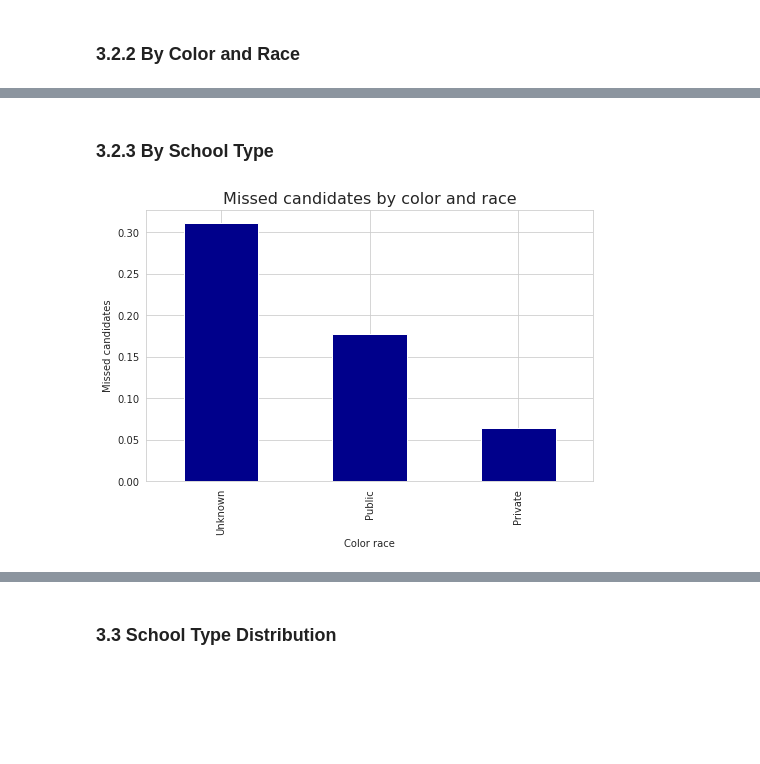
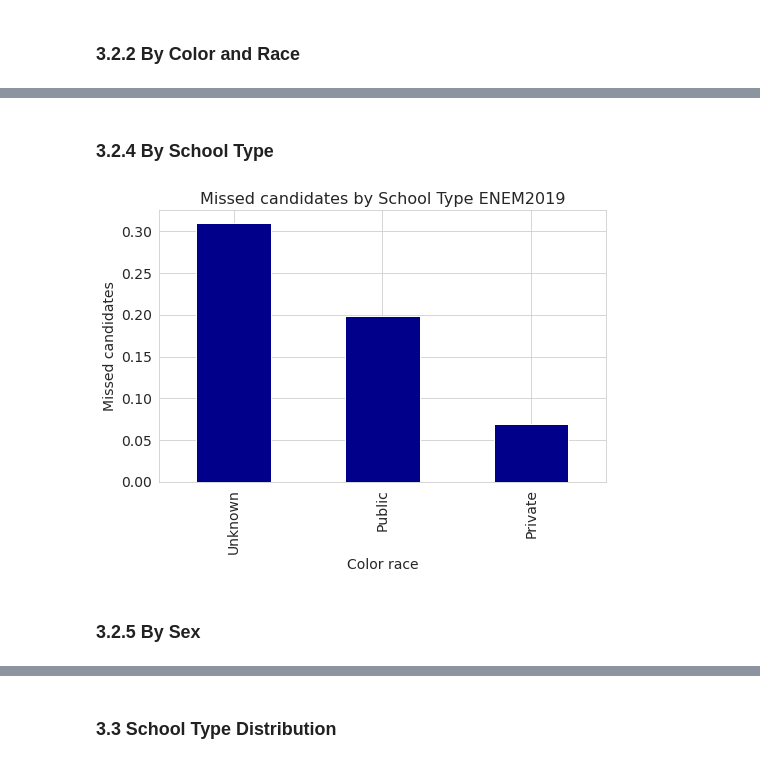
Before and after one commit to Dellonath/educational-data-mining-enem, a Jupyter notebook: notebooks/1.0-exploratory-data-analysis-enem2019.ipynb, the cells around one changed output, grey strips where cells are left out. Drawn from its saved outputs; the diff is of its cells as text; code cells hidden in the pictures; blank space fills up the shorter version.

```diff
--- a/notebooks/1.0-exploratory-data-analysis-enem2019.ipynb
+++ b/notebooks/1.0-exploratory-data-analysis-enem2019.ipynb
@@ -6,6 +6,7 @@ This notebook will contain an exploratory data analysis (EDA) of ENEM2019 (last
 ## 1. Imports
 # %%
 import pandas as pd
+import os
 import numpy as np
 import seaborn as sns
 import matplotlib.pyplot as plt
@@ -14,6 +15,7 @@ import matplotlib as mpl
 pd.set_option('display.max_columns', None)
 sns.set_palette('Paired')
 sns.set_style("whitegrid")
+plt.rcParams['axes.facecolor'] = 'white'
 mpl.rcParams['font.size'] = 14
 # %% [markdown]
 ## 2. Reading Data
@@ -40,0 +22,6 @@ memory usage: 3.1+ MB
+# %%
+processed_directory = sorted(filter(lambda dir: '.parquet' in dir, os.listdir('../data/processed')), reverse = True)[0]
+processed_directory = '../data/processed/' + processed_directory
+
+data = pd.read_parquet(processed_directory).query('enem_year == 2019')
+data.info()
@@ -83,17 +99,17 @@ income_order = [
 # %%
-# missed in either first or second day of exam
-temp_data = data.query('(presence_day_1 + presence_day_2) != 2')
+# missed in either first or second day of test
+missed_candidates = data.query('(presence_day_1 + presence_day_2) != 2')
 
 # grouping by family income
-missed_candidates = temp_data.groupby('family_income').size()[income_order]
+missed_candidates_family_income = missed_candidates.groupby('family_income').size()[income_order]
 total_candidates = data.groupby('family_income').size()[income_order]
 
 # count of missed candidates
-bar_plot = missed_candidates.plot.bar(figsize = (8, 6), color = 'darkblue')
+bar_plot = missed_candidates_family_income.plot.bar(figsize = (8, 6), color = 'darkblue')
 
 # relative missed candidates
 line_plot = bar_plot.twinx()
-(missed_candidates/total_candidates).plot(figsize = (10, 6), color = 'coral', marker = 'o', ax = line_plot)
+(missed_candidates_family_income / total_candidates).plot(figsize = (10, 6), color = 'coral', marker = 'o', ax = line_plot)
 
 plt.title('Missed candidates by family income', fontsize = 16)
 plt.ylabel('Missed candidates')
@@ -104,13 +120,13 @@ plt.show()
 # %% [markdown]
 ### 3.2.2 By Color and Race
 # %%
-missed_candidates = temp_data.groupby('color_race').size()
+missed_candidates_color_race = missed_candidates.groupby('color_race').size()
 total_candidates = data.groupby('color_race').size()
 
 # count of missed candidates
-bar_plot = (missed_candidates/total_candidates).sort_values(ascending = False).plot.bar(figsize = (8, 5), color = 'darkblue')
+bar_plot = (missed_candidates_color_race / total_candidates).sort_values(ascending = False).plot.bar(figsize = (8, 5), color = 'darkblue')
 
-plt.title('Missed candidates by color and race', fontsize = 16)
+plt.title('Missed candidates by Color and Race', fontsize = 16)
 plt.xlabel('Color race')
 plt.ylabel('Missed candidates')
 plt.savefig('../reports/figures/1.0-exploratory-data-analysis-enem2019/missed_candidates_by_color_race.jpeg', bbox_inches = 'tight', dpi = 600)
@@ -120,16 +157,18 @@ plt.show()
 # %% [markdown]
-### 3.2.3 By School Type
+### 3.2.4 By School Type
 # %%
-missed_candidates = temp_data.groupby('school_type').size()
+missed_candidates_school_type = missed_candidates.groupby('school_type').size()
 total_candidates = data.groupby('school_type').size()
 
 # count of missed candidates
-bar_plot = (missed_candidates/total_candidates).sort_values(ascending = False).plot.bar(figsize = (8, 5), color = 'darkblue')
+bar_plot = (missed_candidates_school_type / total_candidates).sort_values(ascending = False).plot.bar(figsize = (8, 5), color = 'darkblue')
 
-plt.title('Missed candidates by color and race', fontsize = 16)
+plt.title('Missed candidates by School Type ENEM2019', fontsize = 16)
 plt.xlabel('Color race')
 plt.ylabel('Missed candidates')
 plt.savefig('../reports/figures/1.0-exploratory-data-analysis-enem2019/missed_candidates_by_school_type.jpeg', bbox_inches = 'tight', dpi = 600)
 plt.show()
 # %% [output]
-[figure, old version]
+[figure, new version]
+# %% [markdown]
+### 3.2.5 By Sex
```
Also changed, not shown: parts of 24 cells of this notebook, 37 other files.
